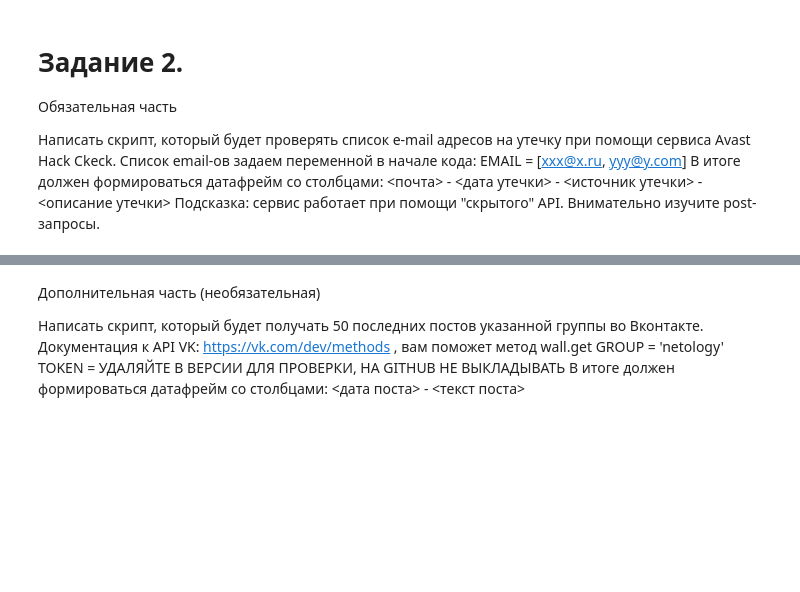
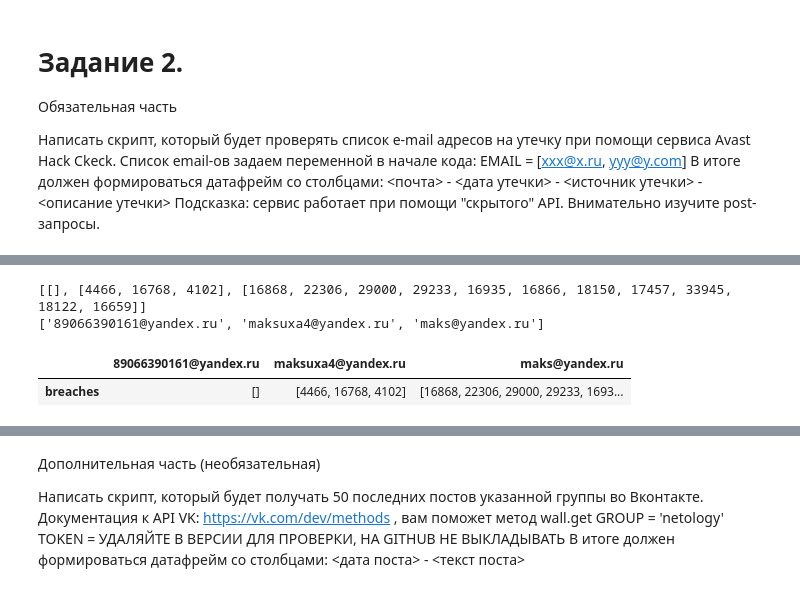
Before and after one commit to maksuxa/netology, a Jupyter notebook: dz_14_web_scraping_api.ipynb, the cells around one changed output, grey strips where cells are left out. Cells and saved outputs as stored; diff of their text form; code cells hidden in the pictures; blank space fills up the shorter version.

```diff
--- a/dz_14_web_scraping_api.ipynb
+++ b/dz_14_web_scraping_api.ipynb
@@ -83,0 +151,14 @@ req
+# %%
+# В таблице отсутствуют e-mail. Их можно вытащить из другого датафрейма mail_breaches
+
+mail_breaches = pd.DataFrame(req.json()['summary'])
+dfValues = list(data_breaches['breaches'])
+print(dfValues)
+list_email = list(data_breaches['breaches'].index)
+print(list_email)
+mail_breaches
+# %% [output]
+[[], [4466, 16768, 4102], [16868, 22306, 29000, 29233, 16935, 16866, 18150, 17457, 33945, 18122, 16659]]
+['89066390161@yandex.ru', 'maksuxa4@yandex.ru', 'maks@yandex.ru']
+|  | 89066390161@yandex.ru | maksuxa4@yandex.ru | maks@yandex.ru |
+| breaches | [] | [4466, 16768, 4102] | [16868, 22306, 29000, 29233, 1693... |
```
Also changed, not shown: parts of 11 cells of this notebook.
